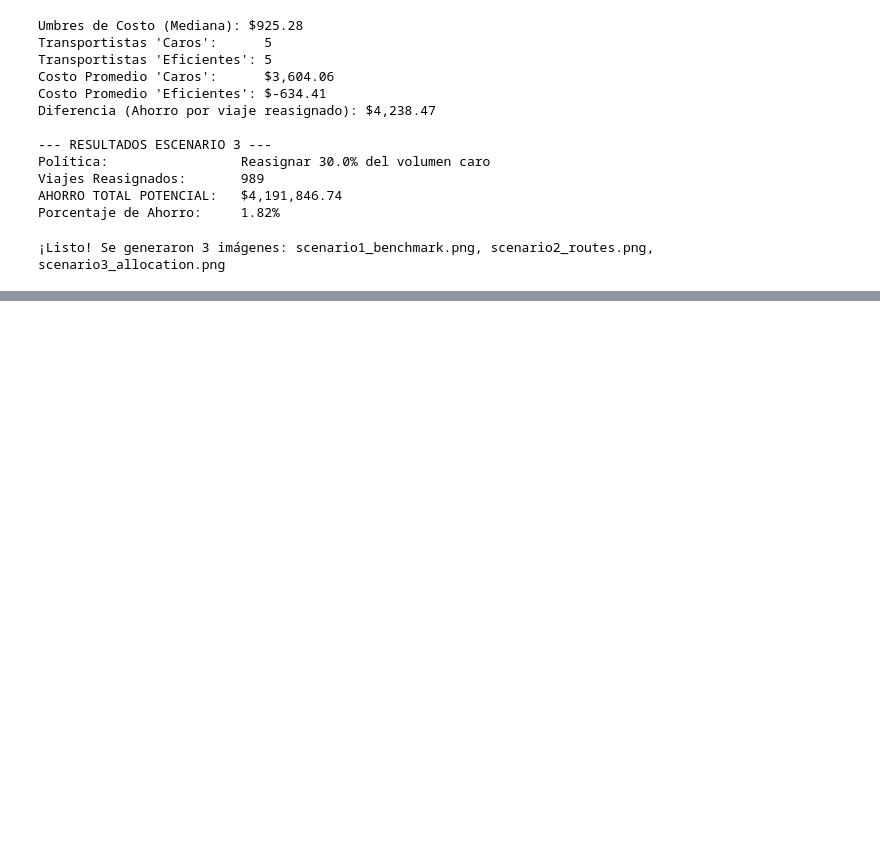
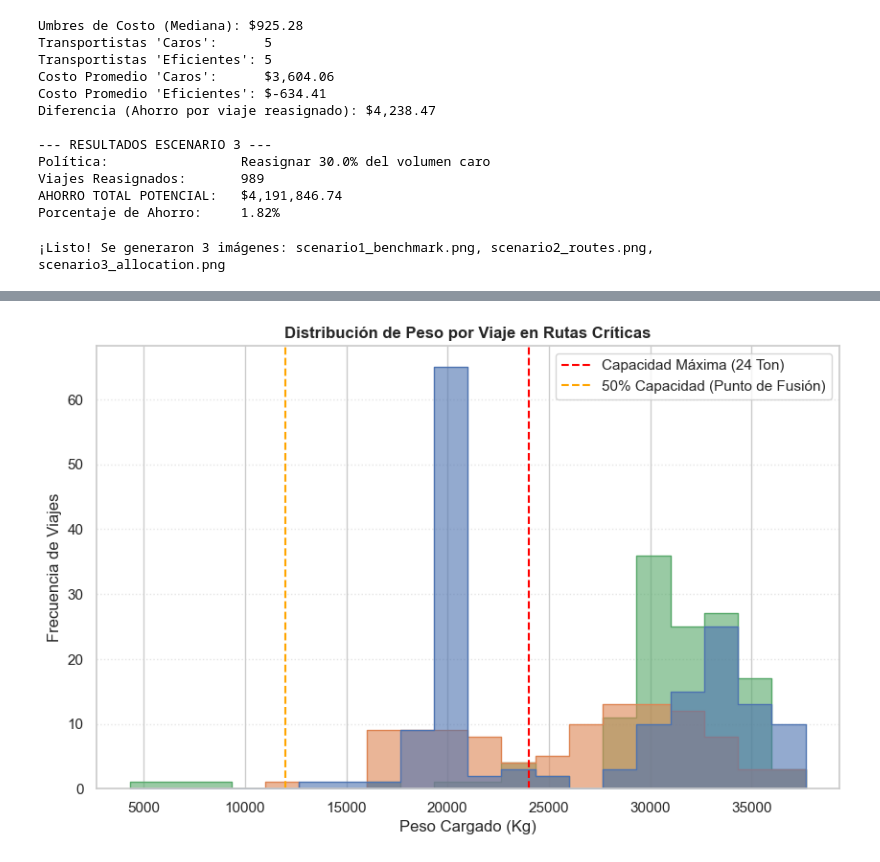
Before and after one commit to Pansocrates03/transport-ml, a Jupyter notebook: notebooks/_3_Analisis_Econometrico.ipynb, the cells around one changed output, grey strips where cells are left out. Cells and saved outputs as stored; diff of their text form; code cells hidden in the pictures; blank space fills up the shorter version.

```diff
--- a/notebooks/_3_Analisis_Econometrico.ipynb
+++ b/notebooks/_3_Analisis_Econometrico.ipynb
@@ -1058,0 +1315,94 @@ print("¡Listo! Se generaron 3 imágenes: scenario1_benchmark.png, scenario2_rou
+# %%
+import matplotlib.pyplot as plt
+import seaborn as sns
+import pandas as pd
+import numpy as np
+
+# ======================================================================
+# ANÁLISIS DE CONSOLIDACIÓN: ¿VIAJAN LLENOS O VACÍOS?
+# ======================================================================
+
+# 1. Definir Capacidad Teórica (Asumimos Caja de 53' = 24 Toneladas aprox)
+# Si tus datos tienen otro máximo, el código se ajustará al máximo observado si es mayor.
+CAPACIDAD_KG = 24000
+
+# Rutas Críticas a analizar
+target_routes = ['NL - Juarez', 'NL - Área Metro Puebla', 'COA - Juarez']
+# Sus sobrecostos fijos (del modelo econométrico)
+route_overcosts = {
+    'NL - Juarez': 47099,
+    'NL - Área Metro Puebla': 42599,
+    'COA - Juarez': 35225
+}
+
+print(f"--- ANÁLISIS DE EFICIENCIA DE CARGA (Capacidad ref: {CAPACIDAD_KG/1000} Tons) ---")
+
+consolidation_data = []
+
+for ruta in target_routes:
+    # Filtrar viajes de esa ruta
+    trips = df_clean[df_clean['Ruta_ID'] == ruta].copy()
+
+    if len(trips) > 0:
+        # Calcular % de Ocupación
+        # Si hay pesos mayores a 24k, usamos el real, si no, el tope de 24k
+        trips['Ocupacion'] = trips['Peso Total (kg)'] / CAPACIDAD_KG * 100
+        # Capar al 100% para visualización (si hubo sobrepeso)
+        trips['Ocupacion_Vis'] = trips['Ocupacion'].clip(upper=100)
+
+        # Calcular "Costo de Ineficiencia por Kg"
+        # Cuánto pagamos de sobrecosto por cada kilo real movido
+        overcost = route_overcosts.get(ruta, 0)
+        trips['Ineficiencia_x_Kg'] = overcost / trips['Peso Total (kg)']
+
+        # Oportunidad de Consolidación (Viajes < 60% ocupación)
+        low_utilization = trips[trips['Ocupacion'] < 60]
+        potential_trips = len(low_utilization)
+
+        print(f"\nRUTA: {ruta}")
+        print(f"   Viajes Totales: {len(trips)}")
+        print(f"   Peso Promedio:  {trips['Peso Total (kg)'].mean():,.0f} kg")
+        print(f"   Ocupación Prom.: {trips['Ocupacion'].mean():.1f}%")
+        print(f"   Viajes < 60% carga: {potential_trips} ({potential_trips/len(trips)*100:.1f}%) -> CANDIDATOS A JUNTAR")
+        print(f"   Ineficiencia Promedio por Kg transportado: ${trips['Ineficiencia_x_Kg'].mean():.2f}/kg")
+
+        consolidation_data.append(trips)
+
+# --- VISUALIZACIÓN 1: HISTOGRAMA DE OCUPACIÓN ---
+# ¿Qué tan llenos van los camiones?
+all_trips_viz = pd.concat(consolidation_data)
+
+plt.figure(figsize=(10, 6))
+sns.histplot(data=all_trips_viz, x='Peso Total (kg)', hue='Ruta_ID', element="step", bins=20, alpha=0.6)
+plt.axvline(CAPACIDAD_KG, color='red', linestyle='--', label='Capacidad Máxima (24 Ton)')
+plt.axvline(CAPACIDAD_KG * 0.5, color='orange', linestyle='--', label='50% Capacidad (Punto de Fusión)')
+
+plt.title('Distribución de Peso por Viaje en Rutas Críticas', fontweight='bold')
+plt.xlabel('Peso Cargado (Kg)')
+plt.ylabel('Frecuencia de Viajes')
+plt.legend()
+plt.grid(axis='y', linestyle=':', alpha=0.5)
+plt.show()
+
+# --- CÁLCULO DE AHORRO POR CONSOLIDACIÓN ---
+# Si juntamos dos viajes de <12 toneladas en uno solo, nos ahorramos UN SOBRECOSTO ENTERO ($47k)
+total_savings_consolidation = 0
+trips_eliminated = 0
+
+for ruta in target_routes:
+    trips = df_clean[df_clean['Ruta_ID'] == ruta]
+    # Viajes que son "medio camión" o menos
+    light_trips = trips[trips['Peso Total (kg)'] <= (CAPACIDAD_KG * 0.55)] # 55% como margen
+
+    # Cada par de viajes ligeros = 1 viaje eliminado
+    pairs = int(len(light_trips) / 2)
+
+    if pairs > 0:
+        route_saving = pairs * route_overcosts[ruta] # Ahorramos el flete completo del camión eliminado
+        total_savings_consolidation += route_saving
+        trips_eliminated += pairs
+        print(f"   > {ruta}: Podríamos fusionar {len(light_trips)} viajes ligeros en {len(light_trips)-pairs} viajes.")
+        print(f"     Ahorro: ${route_saving:,.0f} ({pairs} viajes eliminados)")
+
+print(f"\n💰 AHORRO TOTAL POTENCIAL POR CONSOLIDACIÓN: ${total_savings_consolidation:,.2f}")
+# %% [output]
@@ -1058,0 +1426 @@ print("¡Listo! Se generaron 3 imágenes: scenario1_benchmark.png, scenario2_rou
+[figure, added]
```
Also changed, not shown: parts of 14 cells of this notebook, 6 other files.
